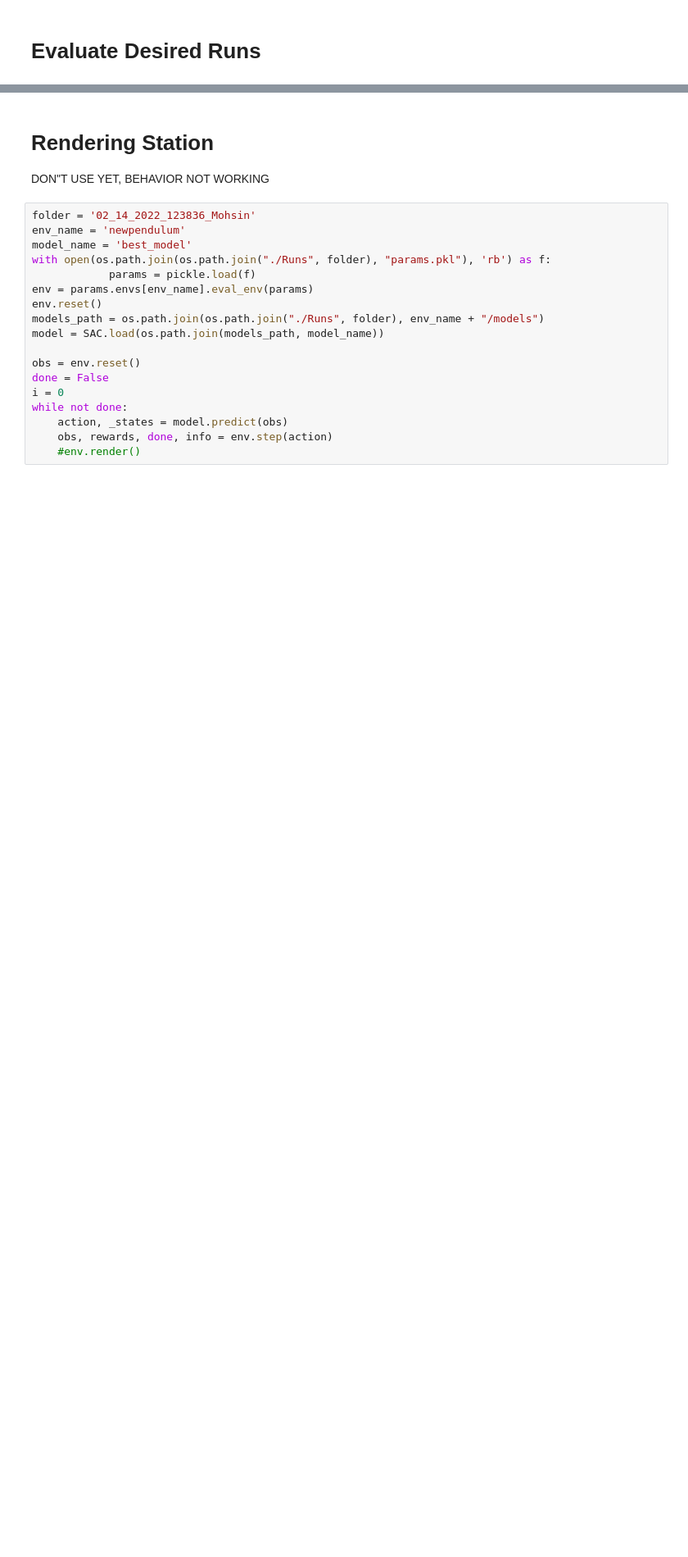
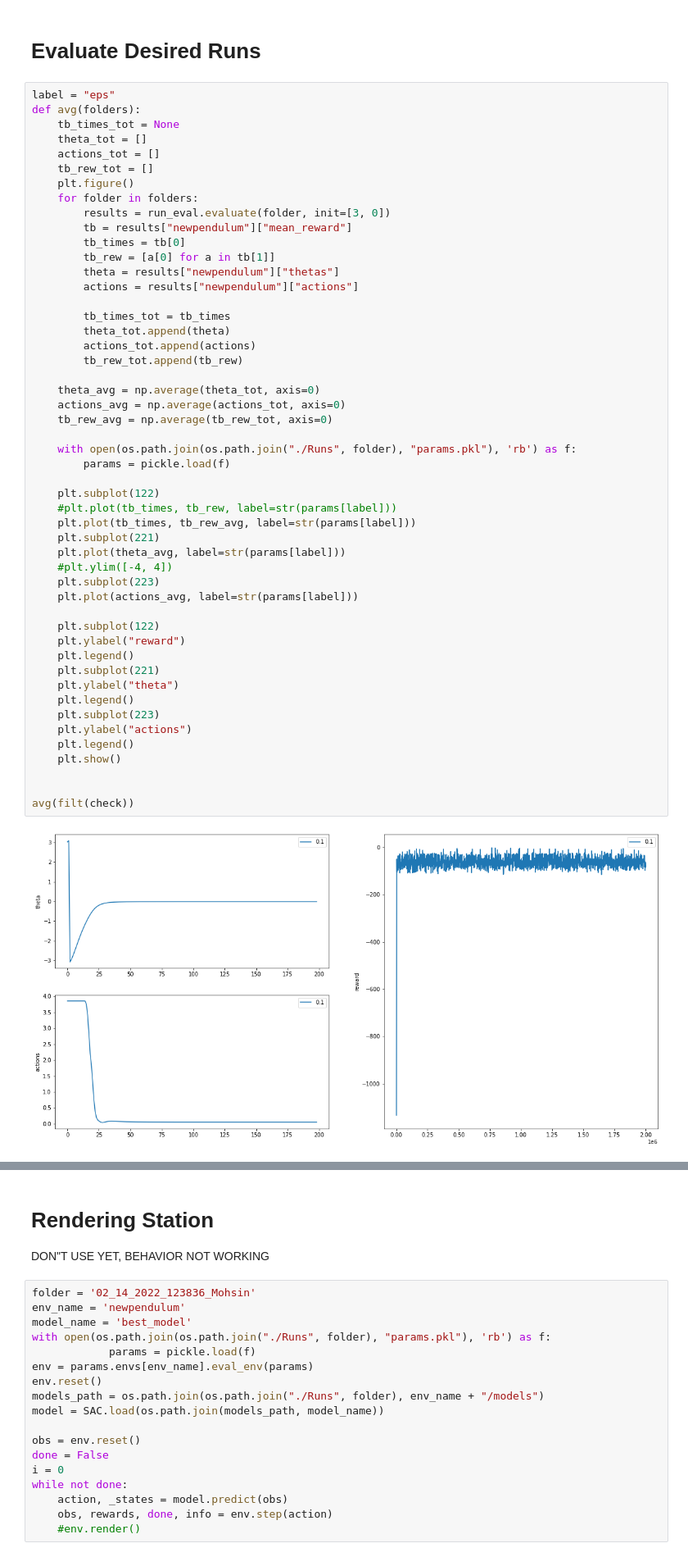
Before and after one commit to mohsinsarwari/RL_Path_Planning, a Jupyter notebook: cheap_control/evaluation.ipynb, the cells around one changed output, grey strips where cells are left out. Shown at 82% size. Saved outputs shown, nothing was run; the diff lists cells and outputs as text; blank space fills up the shorter version.

```diff
--- a/cheap_control/evaluation.ipynb
+++ b/cheap_control/evaluation.ipynb
@@ -59,5 +58,57 @@ filt(check)
 # %% [markdown]
 # Evaluate Desired Runs
+# %%
+label = "eps"
+def avg(folders):
+    tb_times_tot = None
+    theta_tot = []
+    actions_tot = []
+    tb_rew_tot = []
+    plt.figure()
+    for folder in folders:
+        results = run_eval.evaluate(folder, init=[3, 0])
+        tb = results["newpendulum"]["mean_reward"]
+        tb_times = tb[0]
+        tb_rew = [a[0] for a in tb[1]]
+        theta = results["newpendulum"]["thetas"]
+        actions = results["newpendulum"]["actions"]
+
+        tb_times_tot = tb_times
+        theta_tot.append(theta)
+        actions_tot.append(actions)
+        tb_rew_tot.append(tb_rew)
+
+    theta_avg = np.average(theta_tot, axis=0)
+    actions_avg = np.average(actions_tot, axis=0)
+    tb_rew_avg = np.average(tb_rew_tot, axis=0)
+
+    with open(os.path.join(os.path.join("./Runs", folder), "params.pkl"), 'rb') as f:
+        params = pickle.load(f)
+
+    plt.subplot(122)
+    #plt.plot(tb_times, tb_rew, label=str(params[label]))
+    plt.plot(tb_times, tb_rew_avg, label=str(params[label]))
+    plt.subplot(221)
+    plt.plot(theta_avg, label=str(params[label]))
+    #plt.ylim([-4, 4])
+    plt.subplot(223)
+    plt.plot(actions_avg, label=str(params[label]))
+
+    plt.subplot(122)
+    plt.ylabel("reward")
+    plt.legend()
+    plt.subplot(221)
+    plt.ylabel("theta")
+    plt.legend()
+    plt.subplot(223)
+    plt.ylabel("actions")
+    plt.legend()
+    plt.show()
+
+
+avg(filt(check))
+# %% [output]
+[figure, added]
 # %%
 label = "eps"
 
```
Also changed, not shown: parts of 2 cells of this notebook, 28 other files.
